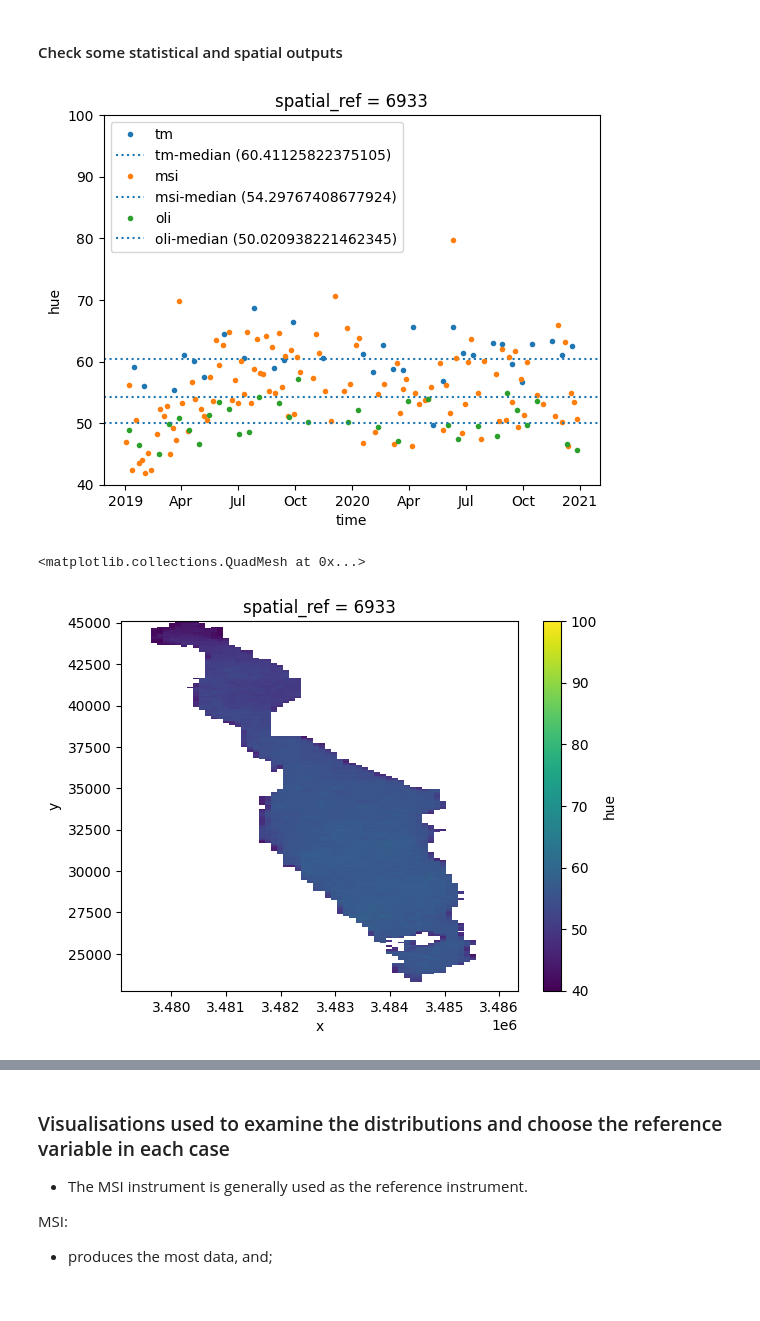
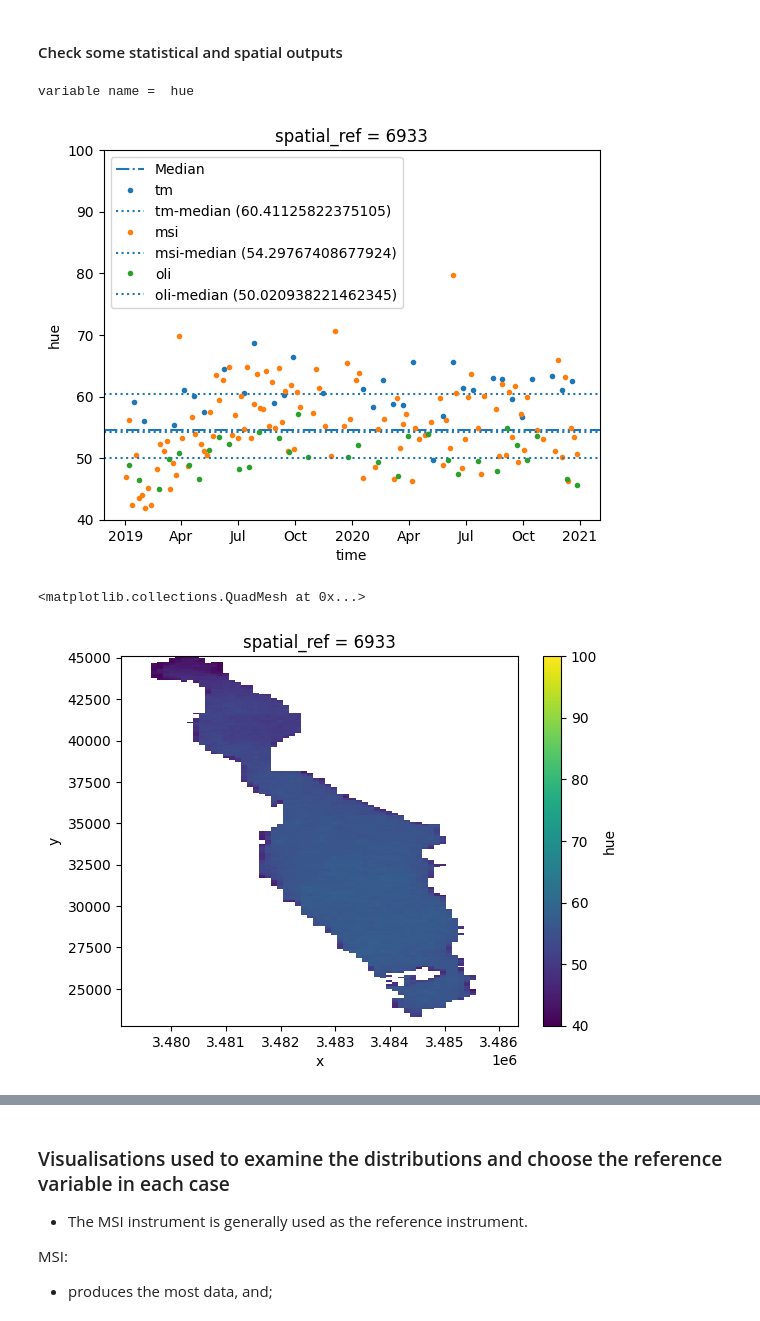
Before and after one commit to digitalearthafrica/deafrica_water_quality, a Jupyter notebook: WP2.2/WP2.2.ipynb, the cells around one changed output, grey strips where cells are left out. Saved outputs shown, nothing was run; the diff lists cells and outputs as text; code cells hidden in the pictures.

```diff
--- a/WP2.2/WP2.2.ipynb
+++ b/WP2.2/WP2.2.ipynb
@@ -169,6 +176,7 @@ placename =
 - The full detail is required because the geomedians don't overlap in time.
 # %%
 # this process first builds the supporting AGM dataset and then builds the specific dataset
+logfilename = 'parta_log.csv'  #just to be sure !
 over_write = False # to overwrite previous results
 restart    = False # when notebook is fresh
 verbose    = False
@@ -474,10 +482,3 @@ for placename in a_log.PlaceName:
             pass
         a_log = log_update(a_log,placename,100,logfilename)
         print(placename+'  -> COMPLETED')
-
-
-# for some reason the log file is picking up unwanted columns which this removes!
-for colname in a_log.columns:
-    if colname.find('Unnamed:') >= 0:
-         a_log = a_log.drop([colname],axis=1)
-a_log = log_update(a_log,placename,i,logfilename)
@@ -876,21 +812,27 @@ hue_msi hue_msi
 # %%
 # before
 #ds.hue.loc[ds[instr] ==True].median(dim=('x','y')).plot()
 itemnumber = 0
 params = [['hue',40,100],['ndvi',0,.6],['fai',0,.5]][itemnumber]
 name,y0,y1   = params[0:3]
+print('variable name = ',name)
+
+plt.axhline(ds[name].where(ds.water_5yr==True).median(),linestyle='-.',label= str('Median'))
 for inst in 'tm','msi','oli':
-    ds.where(ds.water_5yr==True)[name].loc[ds[inst]==True].median(dim=('x','y')).plot(label = inst,marker='.',linestyle='')
-    median_value = ds.where(ds.water_5yr==True)[name].loc[ds[inst]==True].median(dim=('x','y','time'))
+    #ds.where(ds.water_5yr==True)[name].loc[ds[inst]==True].median(dim=('x','y')).plot(label = inst,marker='.',linestyle='')
+    ds.where(ds.water_5yr==True)[name].where(ds[inst]==True).median(dim=('x','y')).plot(label = inst,marker='.',linestyle='')
+    median_value = ds.where(ds.water_5yr==True)[name].where(ds[inst]==True).median(dim=('x','y','time'))
     l = str(inst+'-median ('+ str(median_value.item()) +')')
     plt.axhline(median_value,linestyle=':',label=l)
+
 plt.ylim(y0,y1)
 plt.legend()
 plt.show()
 ds.where(ds.water_5yr==True)[name].median(dim='time').plot(vmin=y0,vmax=y1)
 # %% [output]
+variable name =  hue
-[figure, old version]
+[figure, new version]
-<matplotlib.collections.QuadMesh at 0x...>
+<matplotlib.collections.QuadMesh at 0x...>
 [figure]
 # %%
 # After
```
Also changed, not shown: parts of 46 cells of this notebook.
